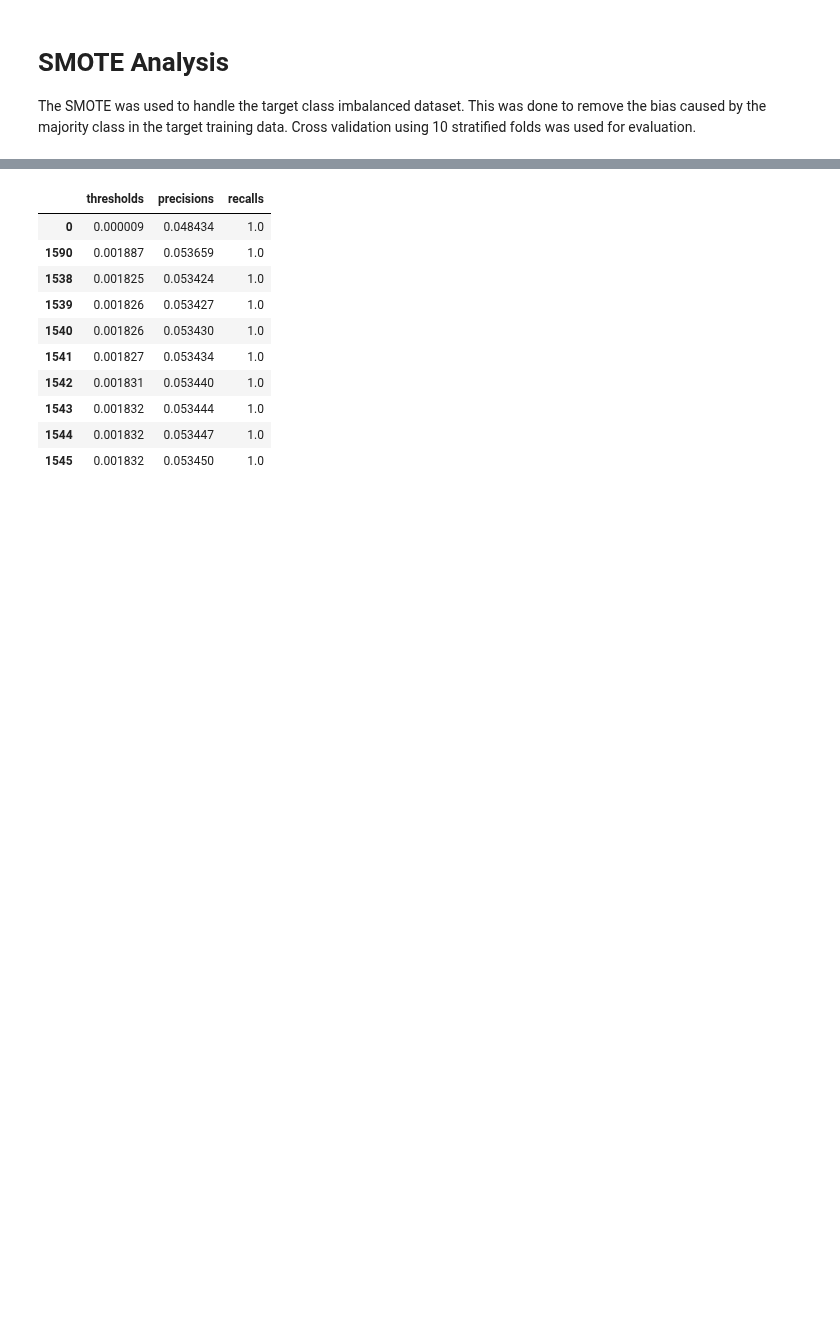
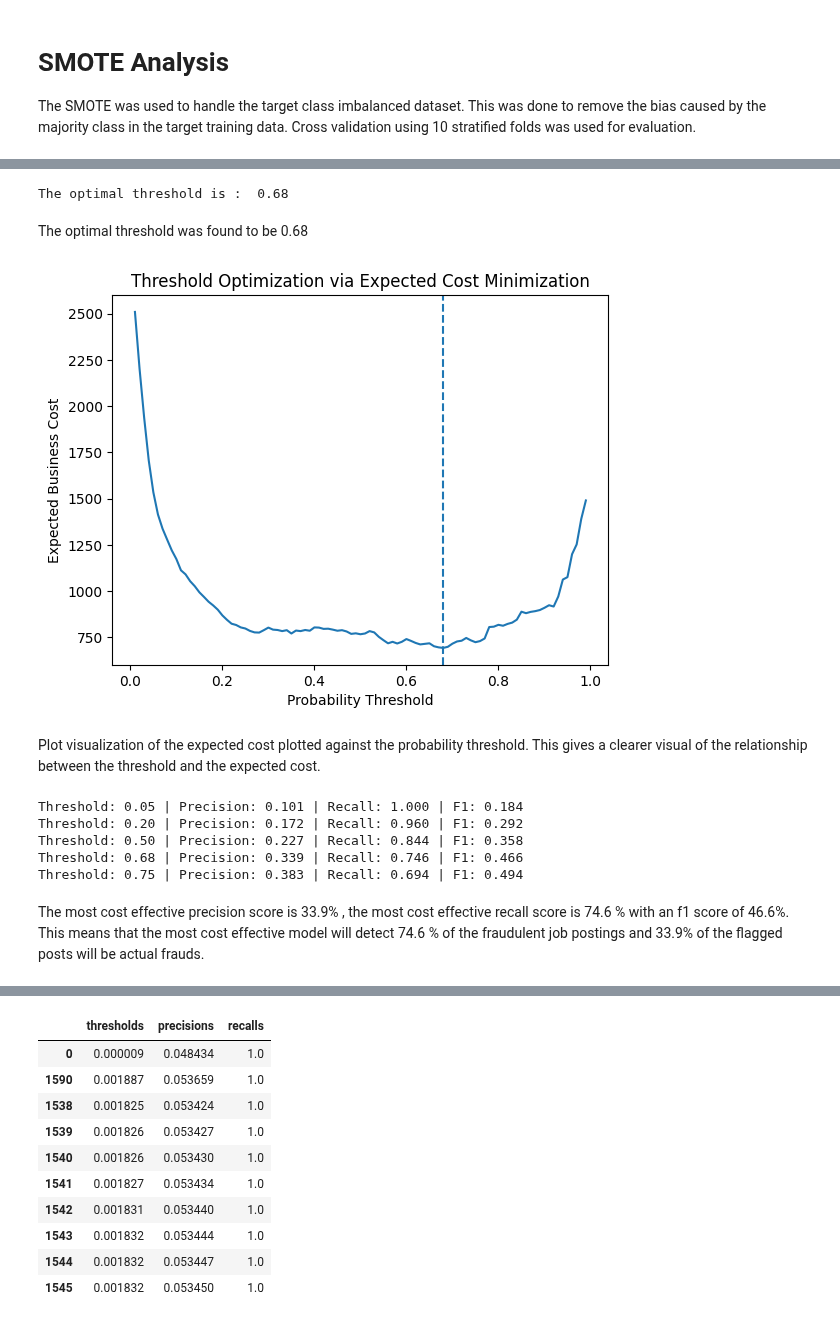
Before and after one commit to sibusiso-ma/Detection-of-fraudulent-jobs-, a Jupyter notebook: Job_fraud_detection.ipynb, the cells around one changed output, grey strips where cells are left out. Cells and saved outputs as stored; diff of their text form; code cells hidden in the pictures; blank space fills up the shorter version.

```diff
--- a/Job_fraud_detection.ipynb
+++ b/Job_fraud_detection.ipynb
@@ -1154,0 +1052,59 @@ The mean recall score has increased to 81.17%  which means that 81.17% of fraud
+# %%
+# Predicted probabilities
+y_prob = pipeline.predict_proba(X_test)[:, 1]
+
+# Business cost assumptions
+COST_FP = 1     # cost of flagging a legitimate job
+COST_FN = 10    # cost of missing a fraudulent job
+
+thresholds = np.linspace(0.01, 0.99, 99)
+expected_costs = []
+
+for t in thresholds:
+    y_pred_t = (y_prob >= t).astype(int)
+    tn, fp, fn, tp = confusion_matrix(y_test, y_pred_t).ravel()
+
+    cost = (fp * COST_FP) + (fn * COST_FN)
+    expected_costs.append(cost)
+
+# Optimal threshold
+optimal_idx = np.argmin(expected_costs)
+optimal_threshold = thresholds[optimal_idx]
+
+print('The optimal threshold is :' ,optimal_threshold)
+# %% [output]
+The optimal threshold is :  0.68
+# %% [markdown]
+The optimal threshold was found to be 0.68
+# %%
+import matplotlib.pyplot as plt
+
+plt.figure()
+plt.plot(thresholds, expected_costs)
+plt.axvline(optimal_threshold, linestyle='--')
+plt.xlabel("Probability Threshold")
+plt.ylabel("Expected Business Cost")
+plt.title("Threshold Optimization via Expected Cost Minimization")
+plt.show()
+# %% [output]
+[figure, added]
+# %% [markdown]
+Plot visualization of the expected cost plotted against the probability threshold. This gives a clearer visual of the relationship between the threshold and the expected cost.
+# %%
+# Computing the model metrics for each threshold probability
+thresholds = [0.05, 0.20, 0.5, 0.68,0.75]
+
+for t in thresholds:
+    y_pred_thresh = (y_prob > t).astype(int)
+    precision = precision_score(y_test, y_pred_thresh)
+    recall = recall_score(y_test, y_pred_thresh)
+    f1 = f1_score(y_test, y_pred_thresh)
+    print(f"Threshold: {t:.2f} | Precision: {precision:.3f} | Recall: {recall:.3f} | F1: {f1:.3f}")
+# %% [output]
+Threshold: 0.05 | Precision: 0.101 | Recall: 1.000 | F1: 0.184
+Threshold: 0.20 | Precision: 0.172 | Recall: 0.960 | F1: 0.292
+Threshold: 0.50 | Precision: 0.227 | Recall: 0.844 | F1: 0.358
+Threshold: 0.68 | Precision: 0.339 | Recall: 0.746 | F1: 0.466
+Threshold: 0.75 | Precision: 0.383 | Recall: 0.694 | F1: 0.494
+# %% [markdown]
+The most cost effective precision score is 33.9% , the most cost effective recall score is 74.6 % with an f1 score of 46.6%. This means that the most cost effective model will detect 74.6 % of the fraudulent job postings and 33.9% of the flagged posts will be actual frauds.
```
Also changed, not shown: parts of 41 cells of this notebook.
